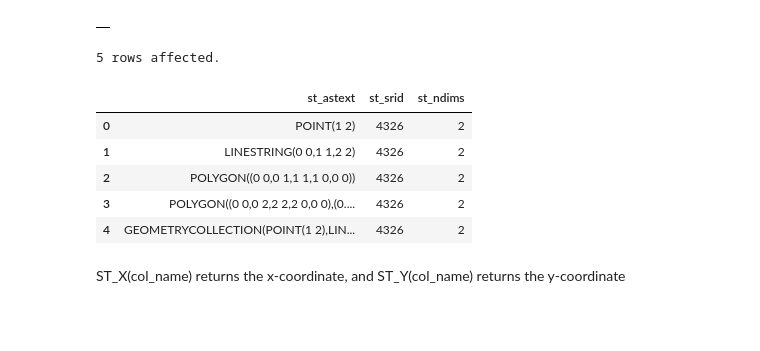
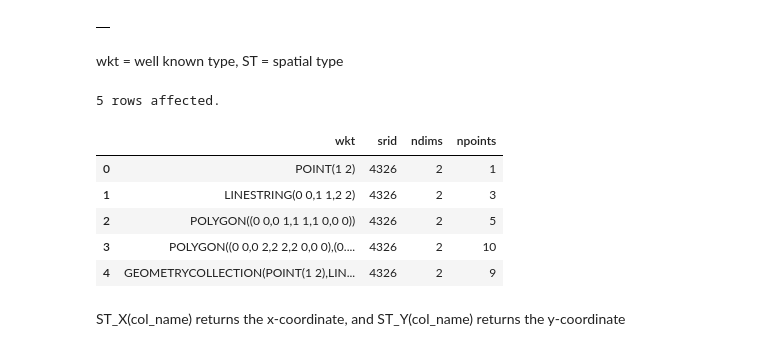
Before and after one commit to Vikash-exe/SQL, a Jupyter notebook: PostgreSQL.ipynb, the cells around one changed output. Cells and saved outputs as stored; diff of their text form; code cells hidden in the pictures; blank space fills up the shorter version.

Commit message:
spatial relations

```diff
--- a/PostgreSQL.ipynb
+++ b/PostgreSQL.ipynb
@@ -202,18 +202,20 @@ DROP VIEW "HIGH_ASIAN"
 # %% [output]
 Done.
 |  |
+# %% [markdown]
+wkt = well known type, ST = spatial type
 # %%
 %%sql
-SELECT ST_AsText(geom) , ST_SRID(geom) , ST_NDims(geom)
+SELECT ST_AsText(geom) AS wkt, ST_SRID(geom) AS srid, ST_NDims(geom) AS ndims, ST_NPoints(geom) AS npoints
 FROM geometrics;
 # %% [output]
 5 rows affected.
-|  | st_astext | st_srid | st_ndims |
-| 0 | POINT(1 2) | 4326 | 2 |
-| 1 | LINESTRING(0 0,1 1,2 2) | 4326 | 2 |
-| 2 | POLYGON((0 0,0 1,1 1,1 0,0 0)) | 4326 | 2 |
-| 3 | POLYGON((0 0,0 2,2 2,2 0,0 0),(0.... | 4326 | 2 |
-| 4 | GEOMETRYCOLLECTION(POINT(1 2),LIN... | 4326 | 2 |
+|  | wkt | srid | ndims | npoints |
+| 0 | POINT(1 2) | 4326 | 2 | 1 |
+| 1 | LINESTRING(0 0,1 1,2 2) | 4326 | 2 | 3 |
+| 2 | POLYGON((0 0,0 1,1 1,1 0,0 0)) | 4326 | 2 | 5 |
+| 3 | POLYGON((0 0,0 2,2 2,2 0,0 0),(0.... | 4326 | 2 | 10 |
+| 4 | GEOMETRYCOLLECTION(POINT(1 2),LIN... | 4326 | 2 | 9 |
 # %% [markdown]
 ST_X(col_name) returns the x-coordinate, and ST_Y(col_name) returns the y-coordinate
 # %%
```
Also changed, not shown: parts of 6 cells of this notebook.
